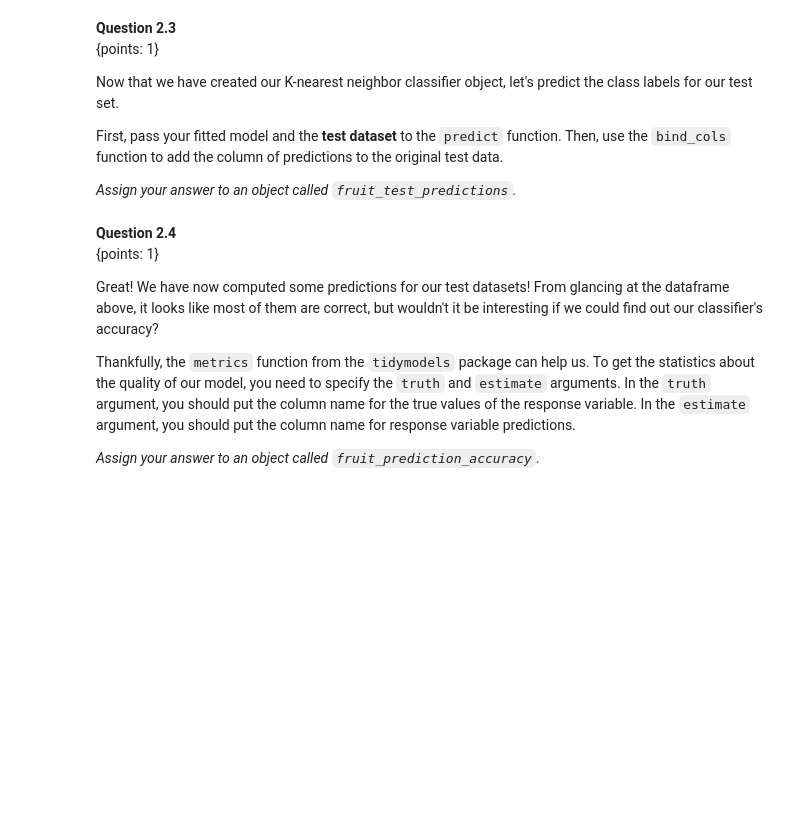
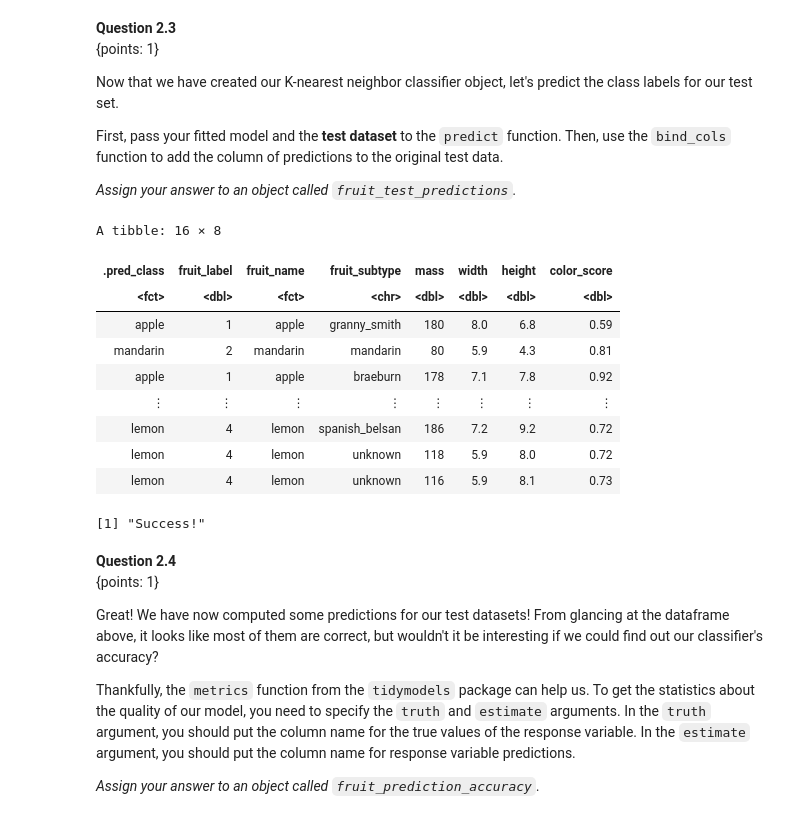
Before and after one commit to ca-vas/dsci-100-student, a Jupyter notebook: materials/R/worksheet_classification2/worksheet_classification2.ipynb, the cells around one changed output. Drawn from its saved outputs; the diff is of its cells as text; code cells hidden in the pictures; blank space fills up the shorter version.

```diff
--- a/materials/R/worksheet_classification2/worksheet_classification2.ipynb
+++ b/materials/R/worksheet_classification2/worksheet_classification2.ipynb
@@ -456,11 +477,11 @@ set.seed(3456)
 # Randomly take 75% of the data in the training set.
 # This will be proportional to the different number of fruit names in the dataset.
 
-#... <- initial_split(..., prop = ..., strata = ...)
-#... <- training(...)
-#... <- testing(...)
+fruit_split <- initial_split(fruit_data, prop = 0.75, strata = "fruit_name")
+fruit_train<- training(fruit_split)
+fruit_test<- testing(fruit_split)
 
 # your code here
-fail() # No Answer - remove if you provide an answer
+ # No Answer - remove if you provide an answer
 fruit_train
 fruit_test
@@ -500,10 +544,10 @@ To scale and center the data, first, pass the vector and the predictors to the `
 # %%
 set.seed(2020) # DO NOT REMOVE
 
-#... <- recipe(... ~ ... + ... , data = ...) |>
-#    ... |>
-#    ...
+fruit_recipe<- recipe(fruit_name ~ mass + color_score , data = fruit_train) |>
+    step_scale(all_predictors())|>
+    step_center(all_predictors())
 
 # your code here
-fail() # No Answer - remove if you provide an answer
+ # No Answer - remove if you provide an answer
 fruit_recipe
@@ -537,16 +602,16 @@ Next, train the classifier with the training data set using the `workflow` funct
 # %%
 set.seed(2020) # DO NOT REMOVE
 
-#... <- nearest_neighbor(weight_func = ..., neighbors = ...) |>
-#       set_engine(...) |>
-#       set_mode(...)
+knn_spec<- nearest_neighbor(weight_func = "rectangular", neighbors = 3) |>
+       set_engine("kknn") |>
+       set_mode("classification")
 
-#... <- workflow() |>
-#       add_recipe(...) |>
-#       add_model(...) |>
-#       fit(data = ...)
+fruit_fit<- workflow() |>
+       add_recipe(fruit_recipe) |>
+       add_model(knn_spec) |>
+       fit(data = fruit_train)
 
 
 # your code here
-fail() # No Answer - remove if you provide an answer
+# No Answer - remove if you provide an answer
 fruit_fit
@@ -584,12 +671,23 @@ First, pass your fitted model and the **test dataset** to the `predict` function
 # %%
 set.seed(2020) # DO NOT REMOVE
 
-#... <- predict(... , ...) |>
-#       ...(...)
+fruit_test_predictions <- predict(fruit_fit , new_data = fruit_test) |>
+       bind_cols(fruit_test)
 
 # your code here
-fail() # No Answer - remove if you provide an answer
+# No Answer - remove if you provide an answer
 fruit_test_predictions
+# %% [output]
+A tibble: 16 × 8
+| .pred_class | fruit_label | fruit_name | fruit_subtype | mass | width | height | color_score |
+| <fct> | <dbl> | <fct> | <chr> | <dbl> | <dbl> | <dbl> | <dbl> |
+| apple | 1 | apple | granny_smith | 180 | 8.0 | 6.8 | 0.59 |
+| mandarin | 2 | mandarin | mandarin | 80 | 5.9 | 4.3 | 0.81 |
+| apple | 1 | apple | braeburn | 178 | 7.1 | 7.8 | 0.92 |
+| ⋮ | ⋮ | ⋮ | ⋮ | ⋮ | ⋮ | ⋮ | ⋮ |
+| lemon | 4 | lemon | spanish_belsan | 186 | 7.2 | 9.2 | 0.72 |
+| lemon | 4 | lemon | unknown | 118 | 5.9 | 8.0 | 0.72 |
+| lemon | 4 | lemon | unknown | 116 | 5.9 | 8.1 | 0.73 |
 # %%
 library(digest)
 stopifnot("fruit_test_predictions should be a data frame"= setequal(digest(paste(toString('data.frame' %in% class(fruit_test_predictions)), "68fee")), "b586eb441494f12cb97f4bc8e02f476c"))
@@ -601,6 +699,8 @@ stopifnot("values in one or more character columns in fruit_test_predictions are
 stopifnot("values in one or more factor columns in fruit_test_predictions are not correct"= setequal(digest(paste(toString(if (any(sapply(fruit_test_predictions, is.factor))) sum(sapply(fruit_test_predictions[, sapply(fruit_test_predictions, is.factor)], function(col) length(unique(col)))) else 0), "68fee")), "2da41d7970db2e2d5951bb6f3b214137"))
 
 print('Success!')
+# %% [output]
+[1] "Success!"
 # %% [markdown]
 **Question 2.4**
 <br> {points: 1}
```
Also changed, not shown: parts of 12 cells of this notebook.
